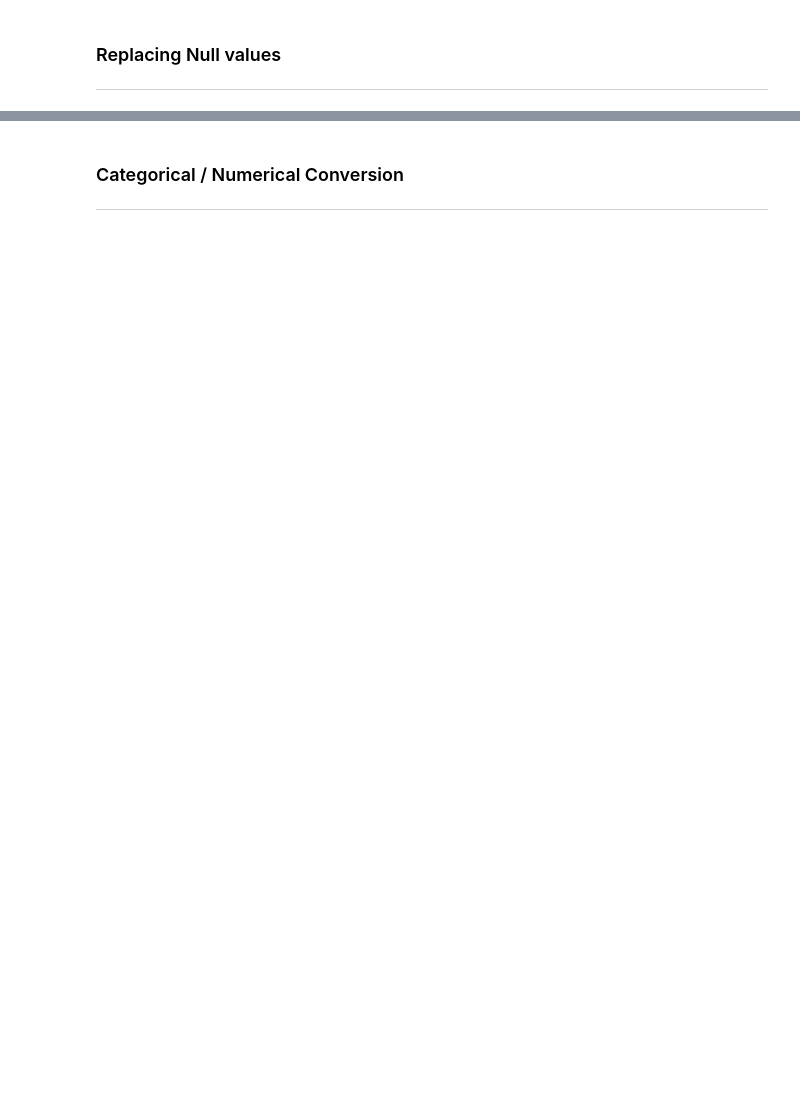
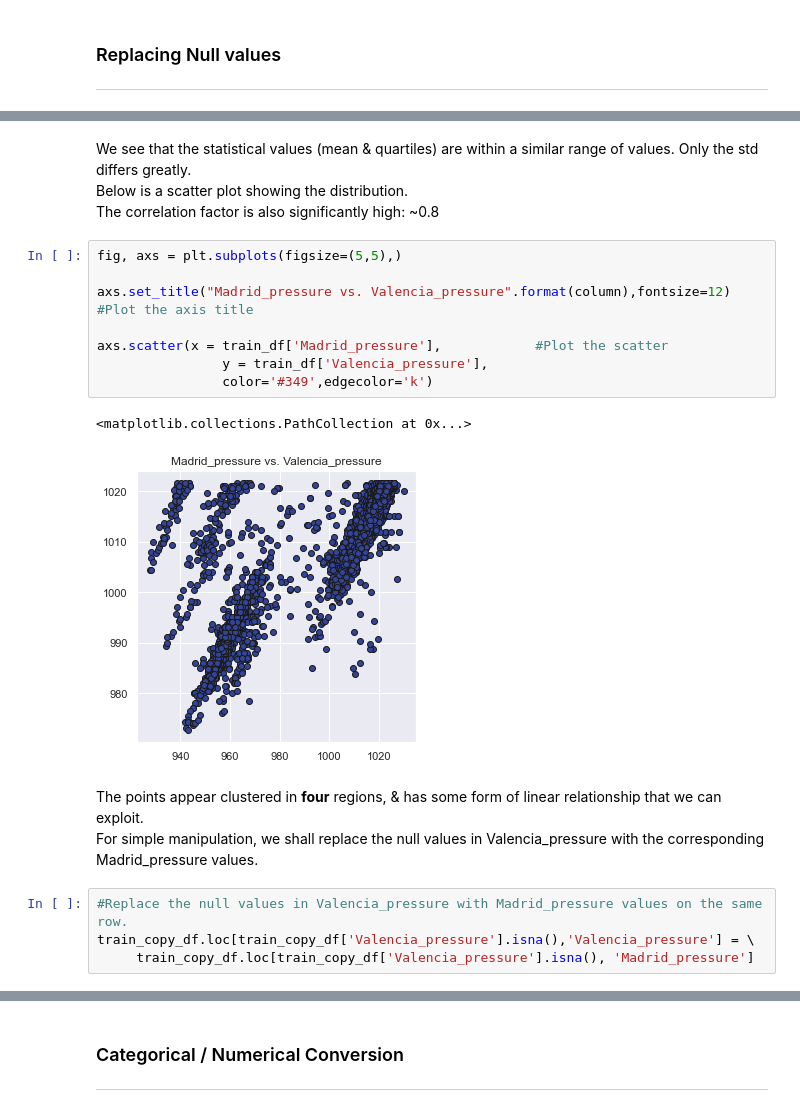
Before and after one commit to KenCBonyo/2110ACDS_ND5, a Jupyter notebook: 2110ACDS_ND5_v0.1.ipynb, the cells around one changed output, grey strips where cells are left out. Saved outputs shown, nothing was run; the diff lists cells and outputs as text; blank space fills up the shorter version.

```diff
--- a/2110ACDS_ND5_v0.1.ipynb
+++ b/2110ACDS_ND5_v0.1.ipynb
@@ -539,0 +558,22 @@ train_copy_df = train_df.fillna(round(np.mean(train_df['Valencia_pressure']), 2)
+# %% [markdown]
+We see that the statistical values (mean & quartiles) are within a similar range of values. Only the std differs greatly. <br/>
+Below is a scatter plot showing the distribution. <br/>
+The correlation factor is also significantly high: ~0.8
+# %%
+fig, axs = plt.subplots(figsize=(5,5),)
+
+axs.set_title("Madrid_pressure vs. Valencia_pressure".format(column),fontsize=12)    #Plot the axis title
+
+axs.scatter(x = train_df['Madrid_pressure'],            #Plot the scatter
+                y = train_df['Valencia_pressure'],
+                color='#349',edgecolor='k')
+# %% [output]
+<matplotlib.collections.PathCollection at 0x...>
+[figure, added]
+# %% [markdown]
+The points appear clustered in **four** regions, & has some form of linear relationship that we can exploit. <br/>
+For simple manipulation, we shall replace the null values in Valencia_pressure with the corresponding Madrid_pressure values.
+# %%
+#Replace the null values in Valencia_pressure with Madrid_pressure values on the same row.
+train_copy_df.loc[train_copy_df['Valencia_pressure'].isna(),'Valencia_pressure'] = \
+     train_copy_df.loc[train_copy_df['Valencia_pressure'].isna(), 'Madrid_pressure']
```
Also changed, not shown: parts of 30 cells of this notebook.
